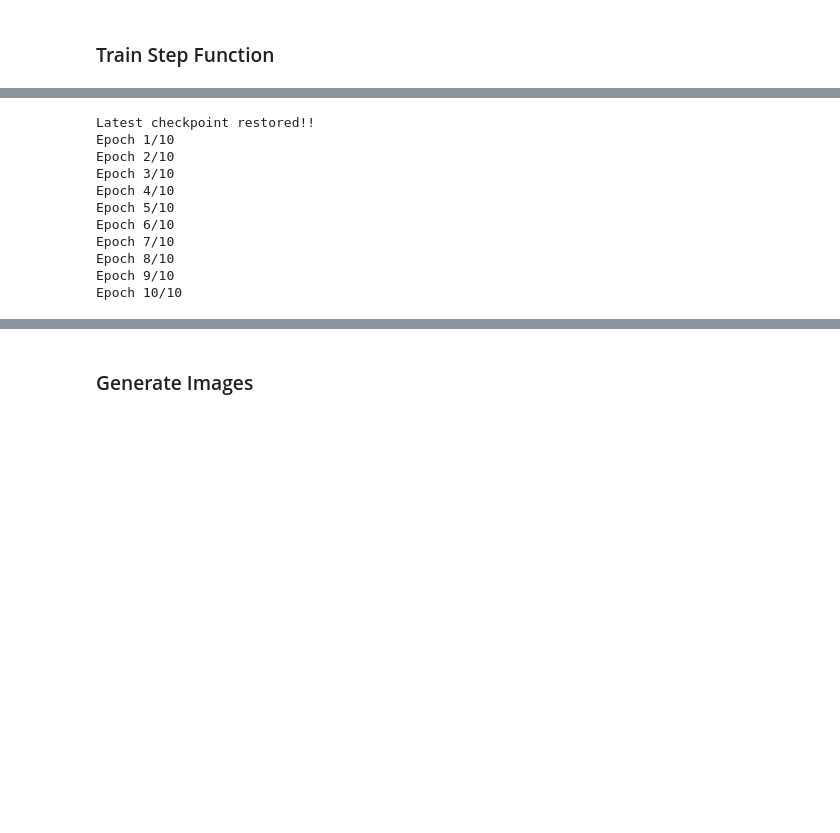
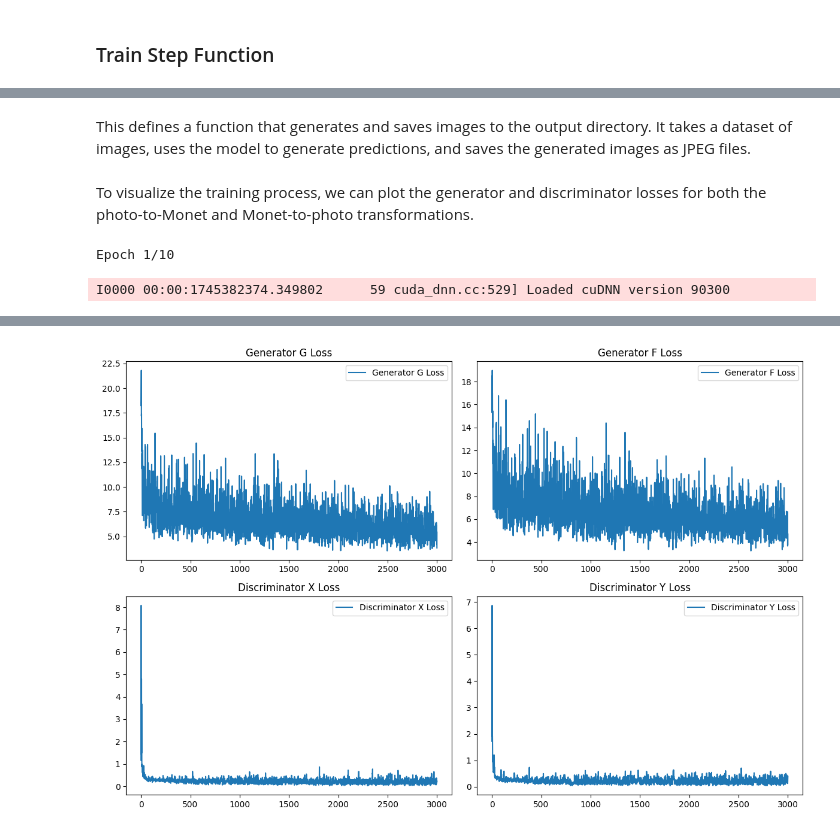
Before and after one commit to michaell427/Monet-Paintings, a Jupyter notebook: Monet Paintings.ipynb, the cells around one changed output, grey strips where cells are left out. Saved outputs shown, nothing was run; the diff lists cells and outputs as text; code cells hidden in the pictures; blank space fills up the shorter version.

```diff
--- a/Monet Paintings.ipynb
+++ b/Monet Paintings.ipynb
@@ -218,3 +291,5 @@ def train_step(real_x, real_y):
 
     discriminator_x_optimizer.apply_gradients(zip(discriminator_x_gradients, discriminator_x.trainable_variables))
     discriminator_y_optimizer.apply_gradients(zip(discriminator_y_gradients, discriminator_y.trainable_variables))
+
+    return total_gen_g_loss, total_gen_f_loss, disc_x_loss, disc_y_loss
@@ -220,0 +313,2 @@ def train_step(real_x, real_y):
+# %% [markdown]
+This defines a function that generates and saves images to the output directory. It takes a dataset of images, uses the model to generate predictions, and saves the generated images as JPEG files.
@@ -221,9 +354,24 @@ def train_step(real_x, real_y):
+# %% [markdown]
+To visualize the training process, we can plot the generator and discriminator losses for both the photo-to-Monet and Monet-to-photo transformations.
 # %%
 import datetime
 import os
 
+OUTPUT_DIR = "/kaggle/working/images"
+os.makedirs(OUTPUT_DIR, exist_ok=True)
+
 EPOCHS = 10
 checkpoint_path = "./checkpoints/train"
+
+gen_g_losses = []
+gen_f_losses = []
+disc_x_losses = []
+disc_y_losses = []
+
+# Hyperparameters
+learning_rate = 2e-4
+batch_size = 16
+epochs = 10
 
 # Define checkpoint manager to save progress
 ckpt = tf.train.Checkpoint(generator_g=generator_g,
@@ -245,19 +393,18 @@ if ckpt_manager.latest_checkpoint:
 # Training loop
 for epoch in range(EPOCHS):
     print(f"Epoch {epoch+1}/{EPOCHS}")
+
     for image_x, image_y in tf.data.Dataset.zip((train_x, train_y)):
-        train_step(image_x, image_y)
+        total_gen_g_loss, total_gen_f_loss, disc_x_loss, disc_y_loss = train_step(image_x, image_y)
+        append_losses(total_gen_g_loss, total_gen_f_loss, disc_x_loss, disc_y_loss)
+
     if (epoch + 1) % 5 == 0:
+        generate_and_save_images(generator_g, train_x, OUTPUT_DIR)
         ckpt_manager.save()
+
+    print(f"Epoch {epoch+1} - Gen G Loss: {gen_g_losses[-1]}, Gen F Loss: {gen_f_losses[-1]}, Disc X Loss: {disc_x_losses[-1]}, Disc Y Loss: {disc_y_losses[-1]}")
+
+plot_losses()
 # %% [output]
-Latest checkpoint restored!!
 Epoch 1/10
-Epoch 2/10
-Epoch 3/10
-Epoch 4/10
-Epoch 5/10
-Epoch 6/10
-Epoch 7/10
-Epoch 8/10
-Epoch 9/10
-Epoch 10/10
+I0000 00:00:1745382374.349802      59 cuda_dnn.cc:529] Loaded cuDNN version 90300
@@ -264,2 +430 @@ Epoch 10/10
+[figure, added]
-# %% [markdown]
-### Generate Images
```
Also changed, not shown: parts of 33 cells of this notebook, 1 other file.
